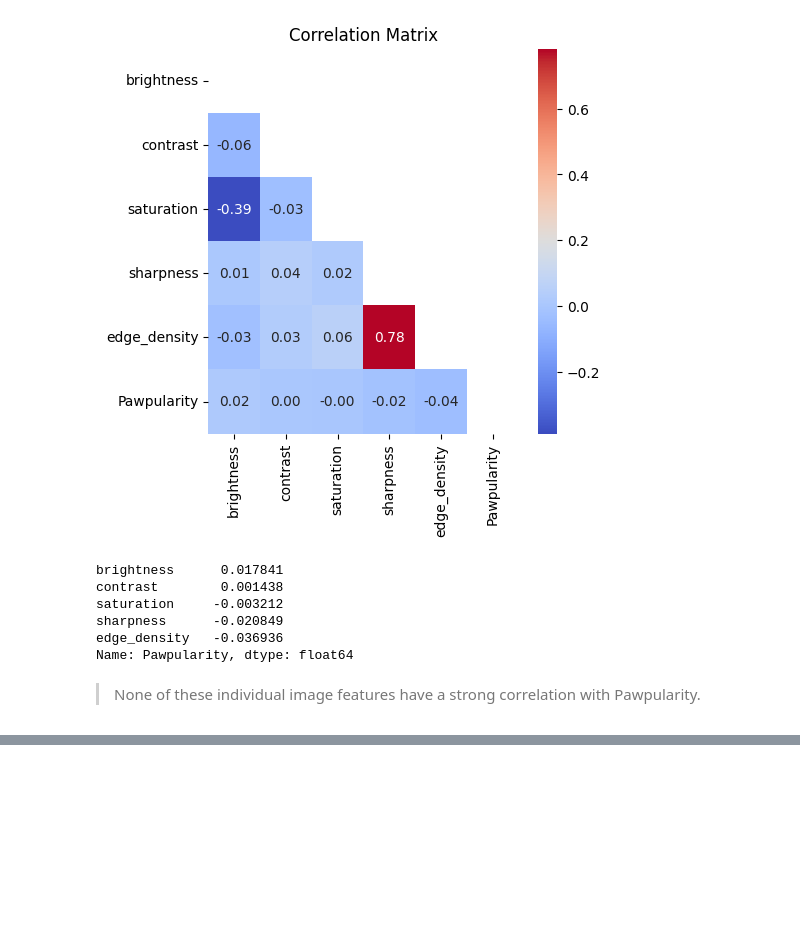
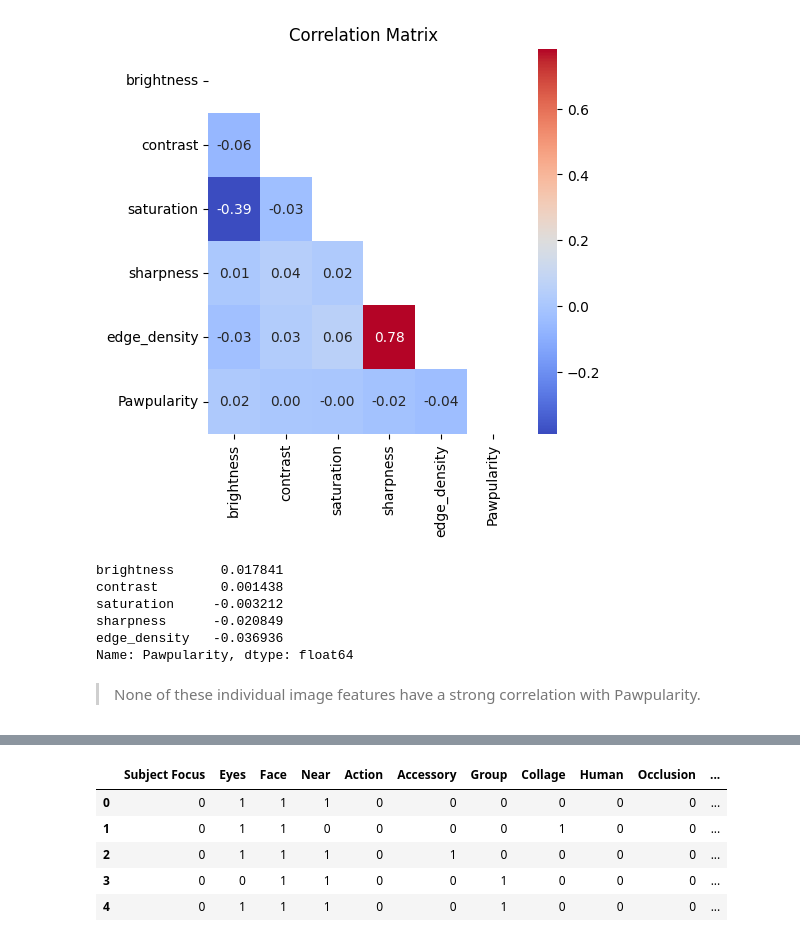
Before and after one commit to GhiasAli17/Petfinder_Pawpularity, a Jupyter notebook: main.ipynb, the cells around one changed output, grey strips where cells are left out. Cells and saved outputs as stored; diff of their text form; code cells hidden in the pictures; blank space fills up the shorter version.

```diff
--- a/main.ipynb
+++ b/main.ipynb
@@ -305,0 +318,13 @@ Name: Pawpularity, dtype: float64
+# %%
+#path column added to access the images path
+train_df['path'] = train_df['Id'].map(lambda x:str(BASE_PATH+'train/'+x)+'.jpg')
+train_df = train_df.drop(columns=['Id'])
+train_df = train_df.sample(frac=1).reset_index(drop=True) #shuffle dataframe
+train_df.head()
+# %% [output]
+|  | Subject Focus | Eyes | Face | Near | Action | Accessory | Group | Collage | Human | Occlusion | ... |
+| 0 | 0 | 1 | 1 | 1 | 0 | 0 | 0 | 0 | 0 | 0 | ... |
+| 1 | 0 | 1 | 1 | 0 | 0 | 0 | 0 | 1 | 0 | 0 | ... |
+| 2 | 0 | 1 | 1 | 1 | 0 | 1 | 0 | 0 | 0 | 0 | ... |
+| 3 | 0 | 0 | 1 | 1 | 0 | 0 | 1 | 0 | 0 | 0 | ... |
+| 4 | 0 | 1 | 1 | 1 | 0 | 0 | 1 | 0 | 0 | 0 | ... |
```
Also changed, not shown: parts of 25 cells of this notebook, 6 other files.
